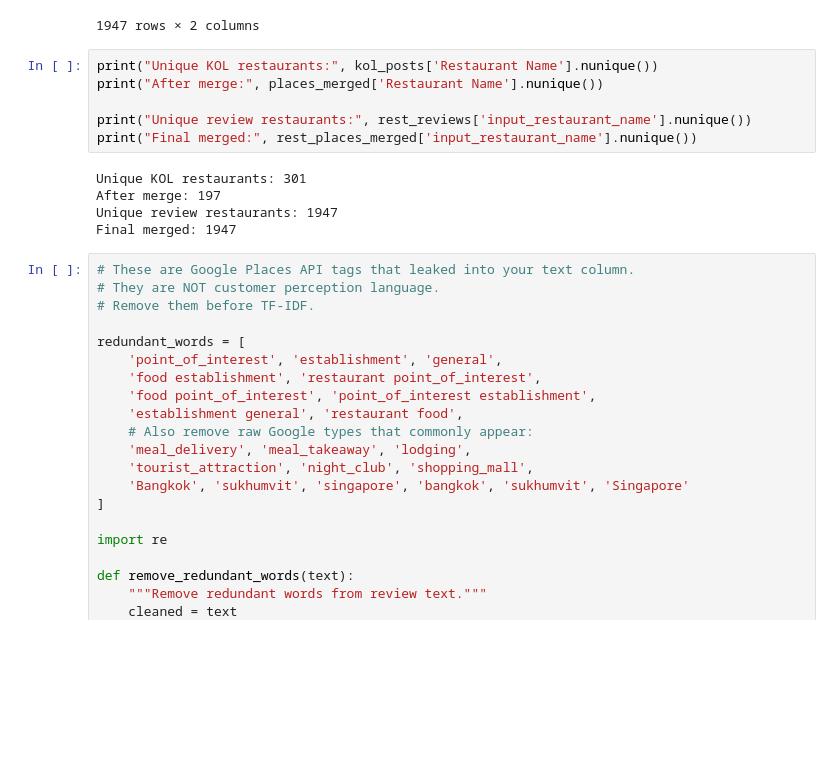
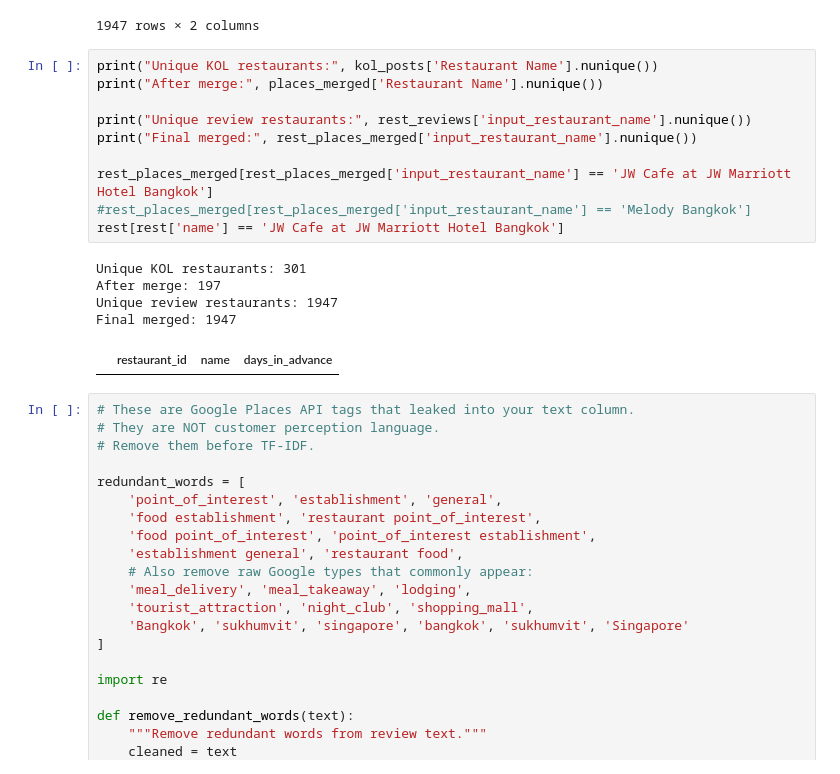
Before and after one commit to liyunling2/OPE, a Jupyter notebook: clustering/clustering.ipynb, the cells around one changed output. Drawn from its saved outputs; the diff is of its cells as text; blank space fills up the shorter version.

```diff
--- a/clustering/clustering.ipynb
+++ b/clustering/clustering.ipynb
@@ -122,14 +108,19 @@ reviews
 # %%
 print("Unique KOL restaurants:", kol_posts['Restaurant Name'].nunique())
 print("After merge:", places_merged['Restaurant Name'].nunique())
 
 print("Unique review restaurants:", rest_reviews['input_restaurant_name'].nunique())
 print("Final merged:", rest_places_merged['input_restaurant_name'].nunique())
+
+rest_places_merged[rest_places_merged['input_restaurant_name'] == 'JW Cafe at JW Marriott Hotel Bangkok']
+#rest_places_merged[rest_places_merged['input_restaurant_name'] == 'Melody Bangkok']
+rest[rest['name'] == 'JW Cafe at JW Marriott Hotel Bangkok']
 # %% [output]
 Unique KOL restaurants: 301
 After merge: 197
 Unique review restaurants: 1947
 Final merged: 1947
+|  | restaurant_id | name | days_in_advance |
 # %%
 # These are Google Places API tags that leaked into your text column.
 # They are NOT customer perception language.
```
Also changed, not shown: parts of 7 cells of this notebook, 1 other file.
